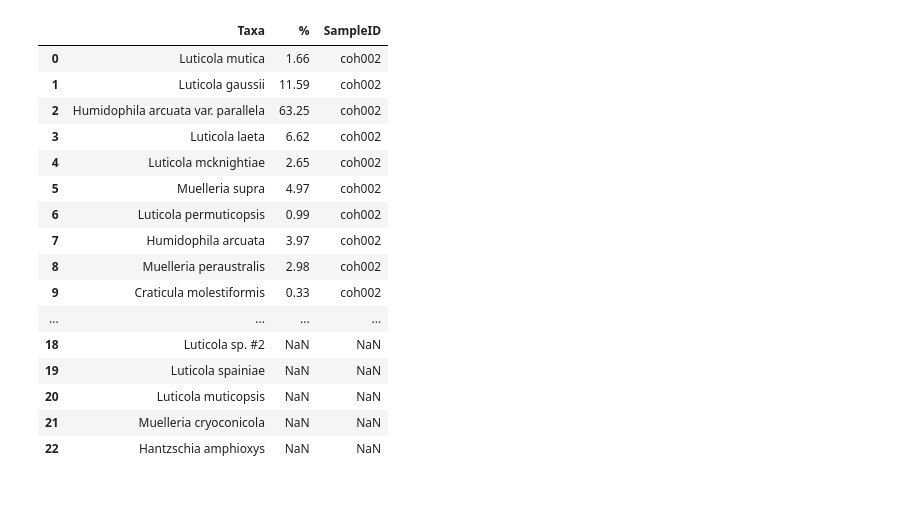
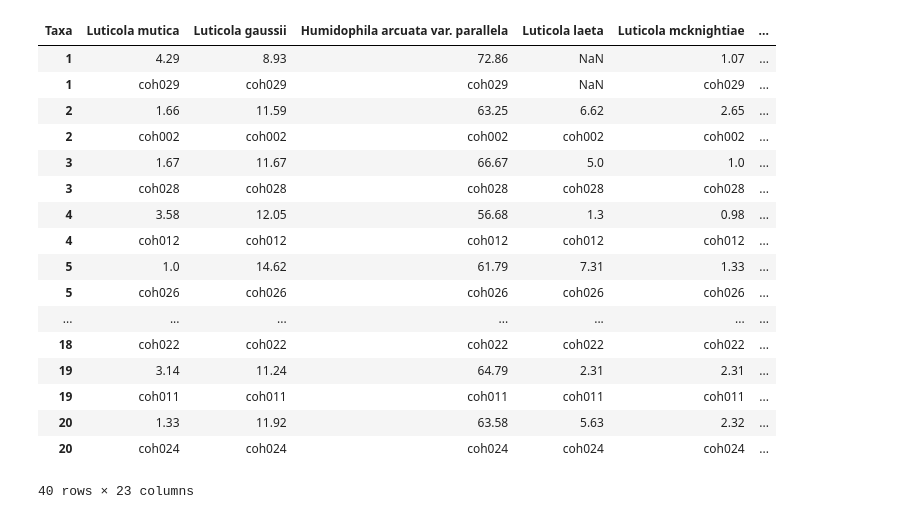
Before and after one commit to jtdocter27/Cryoconite-Analysis, a Jupyter notebook: diatom_data.ipynb, the cells around one changed output. Saved outputs shown, nothing was run; the diff lists cells and outputs as text; code cells hidden in the pictures.

```diff
--- a/diatom_data.ipynb
+++ b/diatom_data.ipynb
@@ -49,21 +23,49 @@ co2
 # %%
 merged = pd.merge(diatoms_unique, co2, on = 'Taxa', how = 'outer')
-merged
+# merged
+merged2 = pd.merge(merged, coh004, on = 'Taxa', how = 'outer')
+merged2
-# %% [output]
-|  | Taxa | % | SampleID |
-| 0 | Luticola mutica | 1.66 | coh002 |
-| 1 | Luticola gaussii | 11.59 | coh002 |
-| 2 | Humidophila arcuata var. parallela | 63.25 | coh002 |
-| 3 | Luticola laeta | 6.62 | coh002 |
-| 4 | Luticola mcknightiae | 2.65 | coh002 |
-| 5 | Muelleria supra | 4.97 | coh002 |
-| 6 | Luticola permuticopsis | 0.99 | coh002 |
-| 7 | Humidophila arcuata | 3.97 | coh002 |
-| 8 | Muelleria peraustralis | 2.98 | coh002 |
-| 9 | Craticula molestiformis | 0.33 | coh002 |
-| ... | ... | ... | ... |
-| 18 | Luticola sp. #2 | NaN | NaN |
-| 19 | Luticola spainiae | NaN | NaN |
-| 20 | Luticola muticopsis | NaN | NaN |
-| 21 | Muelleria cryoconicola | NaN | NaN |
-| 22 | Hantzschia amphioxys | NaN | NaN |
+# %%
+path = '/home/anna/Desktop/Stream_Ecology/Ecel_Sheets/Diatom_Data'
+diatoms_all = pd.read_excel('/home/anna/Desktop/Stream_Ecology/Ecel_Sheets/All Taxa.xls', index_col = None)
+diatoms_unique = pd.DataFrame(diatoms_all.drop_duplicates())
+
+
+def compile(path, diatoms_unique):
+    ID = 1
+    percent = 1
+    for file in os.listdir(path):
+        if file.endswith('xls'):
+            full_path = os.path.join(path, file)
+            data = pd.read_excel(full_path)
+            data = data.rename(columns={'Taxon Name ':'Taxa', 'SampleID':ID, '%':percent}).drop(columns=['Count ', 'Valves/mg', 'Count ID'])
+            diatoms_unique = pd.merge(diatoms_unique, data, on = 'Taxa', how = 'outer')
+            # print(diatoms_unique)
+            ID = ID +1
+            percent = percent + 1
+    return diatoms_unique
+
+df = compile(path, diatoms_unique)
+df = df.T
+df.columns = df.iloc[0]
+df = df.drop('Taxa')
+df
+# %% [output]
+| Taxa | Luticola mutica | Luticola gaussii | Humidophila arcuata var. parallela | Luticola laeta | Luticola mcknightiae | ... |
+| 1 | 4.29 | 8.93 | 72.86 | NaN | 1.07 | ... |
+| 1 | coh029 | coh029 | coh029 | NaN | coh029 | ... |
+| 2 | 1.66 | 11.59 | 63.25 | 6.62 | 2.65 | ... |
+| 2 | coh002 | coh002 | coh002 | coh002 | coh002 | ... |
+| 3 | 1.67 | 11.67 | 66.67 | 5.0 | 1.0 | ... |
+| 3 | coh028 | coh028 | coh028 | coh028 | coh028 | ... |
+| 4 | 3.58 | 12.05 | 56.68 | 1.3 | 0.98 | ... |
+| 4 | coh012 | coh012 | coh012 | coh012 | coh012 | ... |
+| 5 | 1.0 | 14.62 | 61.79 | 7.31 | 1.33 | ... |
+| 5 | coh026 | coh026 | coh026 | coh026 | coh026 | ... |
+| ... | ... | ... | ... | ... | ... | ... |
+| 18 | coh022 | coh022 | coh022 | coh022 | coh022 | ... |
+| 19 | 3.14 | 11.24 | 64.79 | 2.31 | 2.31 | ... |
+| 19 | coh011 | coh011 | coh011 | coh011 | coh011 | ... |
+| 20 | 1.33 | 11.92 | 63.58 | 5.63 | 2.32 | ... |
+| 20 | coh024 | coh024 | coh024 | coh024 | coh024 | ... |
+40 rows × 23 columns
```
Also changed, not shown: parts of 4 cells of this notebook.
